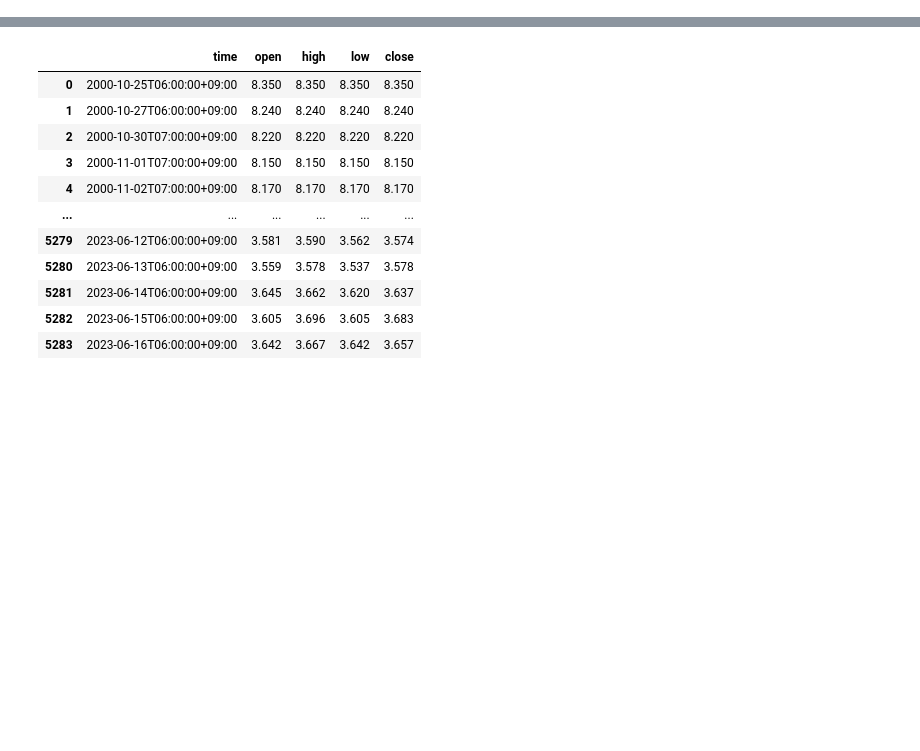
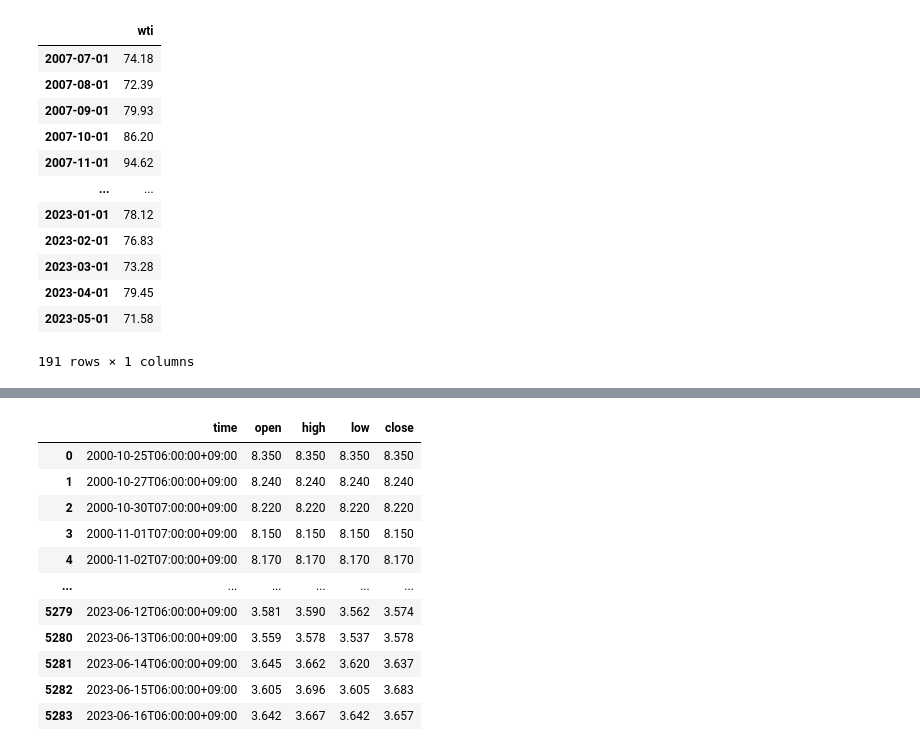
Before and after one commit to Meermeer/Projects, a Jupyter notebook: 거시경제데이터합치기.ipynb, the cells around one changed output, grey strips where cells are left out. Drawn from its saved outputs; the diff is of its cells as text; code cells hidden in the pictures; blank space fills up the shorter version.

```diff
--- a/거시경제데이터합치기.ipynb
+++ b/거시경제데이터합치기.ipynb
@@ -53,0 +84,22 @@ data6.set_index('시점', inplace=True)
+# %%
+data10 = pd.read_csv('./datasets/wti_lag.csv')
+data10.set_index('DATE', inplace=True)
+data10.index = pd.to_datetime(data10.index)
+data10.index = pd.to_datetime(data10.index.date)
+data10_selected = sl.get_month_data(data10, 'WTISPLC', 'wti')
+# %%
+data10_selected
+# %% [output]
+|  | wti |
+| 2007-07-01 | 74.18 |
+| 2007-08-01 | 72.39 |
+| 2007-09-01 | 79.93 |
+| 2007-10-01 | 86.20 |
+| 2007-11-01 | 94.62 |
+| ... | ... |
+| 2023-01-01 | 78.12 |
+| 2023-02-01 | 76.83 |
+| 2023-03-01 | 73.28 |
+| 2023-04-01 | 79.45 |
+| 2023-05-01 | 71.58 |
+191 rows × 1 columns
```
Also changed, not shown: parts of 14 cells of this notebook, 3 other files.
